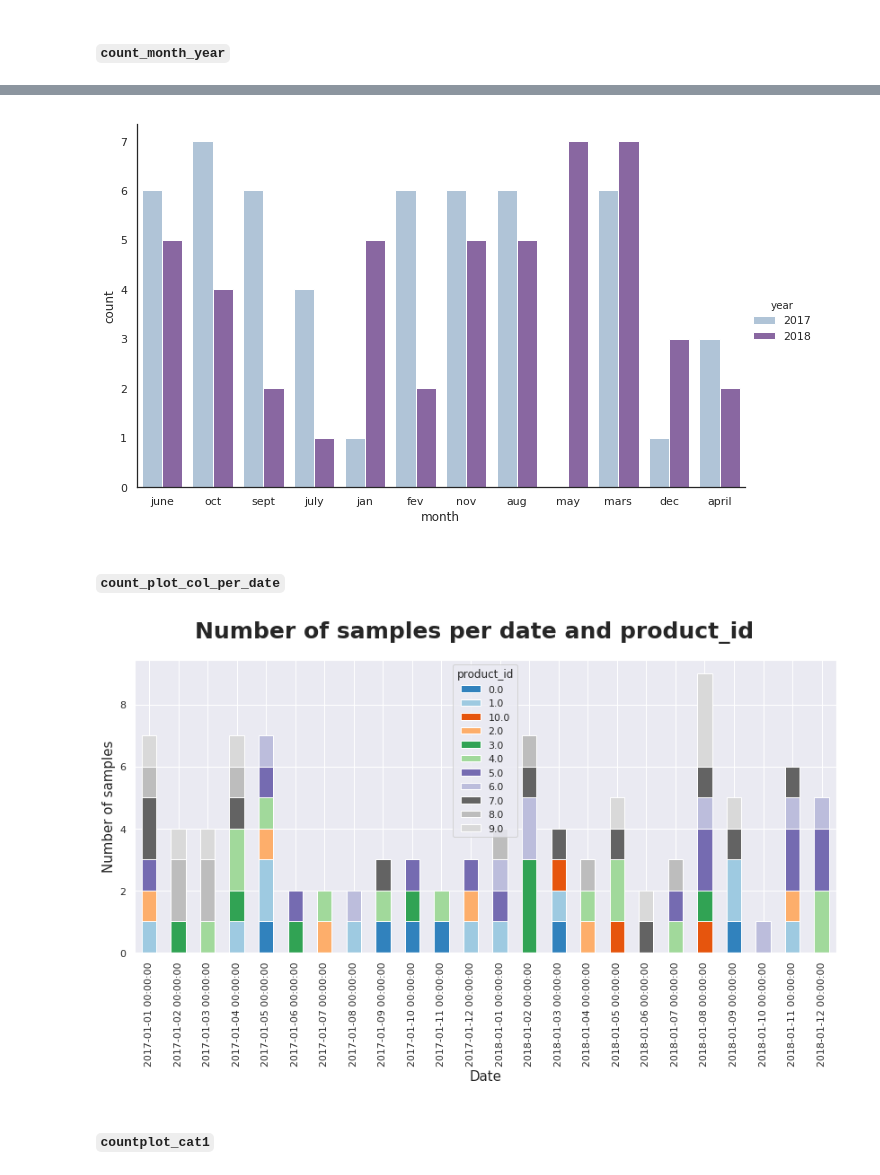
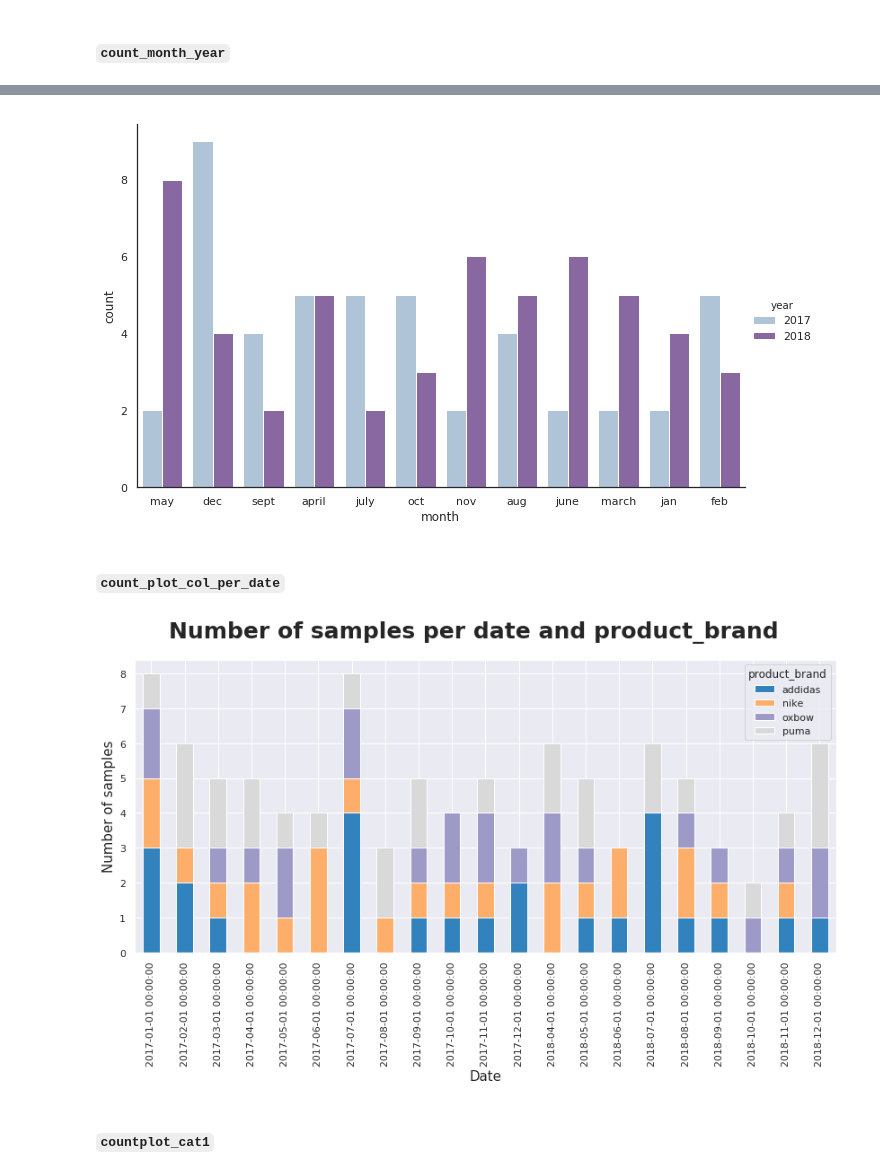
Before and after one commit to datascienceisrael/python3-dsgutils, a Jupyter notebook: examples.ipynb, the cells around one changed output, grey strips where cells are left out. Drawn from its saved outputs; the diff is of its cells as text; code cells hidden in the pictures.

Commit message:
Add more functions to munging and viz, Readme and examples.

```diff
--- a/examples.ipynb
+++ b/examples.ipynb
@@ -154,6 +156,10 @@ df_prod = pd.DataFrame(np.transpose([np.round(np.random.rand(100)*10),
                                      ]),
                        columns=['product_id', 'store_id', 'customer_id', 'day_id', 'product_name', 'product_brand'])
 
-
+df_prod['month'] = random.sample(['jan', 'fev', 'mars', 'april', 'may', 'june', 'july', 'aug', 'sept', 'oct', 'nov', 'dec']*100, k = 100)
+df_prod['year']= random.sample(['2017', '2018']*100, k = 100)
+df_prod['date'] =random.sample(['01/01/2017', '02/01/2017','03/01/2017', '04/01/2017','05/01/2017', '06/01/2017', '07/01/2017', '08/01/2017', '09/01/2017', '10/01/2017', '11/01/2017', '12/01/2017',
+                               '01/01/2017', '02/01/2017','03/01/2017', '04/01/2018','05/01/2018', '06/01/2018', '07/01/2018', '08/01/2018', '09/01/2018', '10/01/2018', '11/01/2018', '12/01/2018']*100, k = 100)
+df_prod['date'] = pd.to_datetime(df_prod['date'])
 df_prod.head(10)
 # %% [output]
@@ -180,0 +231,3 @@ dsgutils.pd.munging.pivot_by_2_categories(df_prod, 'store_id', 'day_id')
+# %%
+df_prod = dsgutils.pd.munging.change_col_to_date_format(df_prod, ['date'])
+df_prod['date'].dtype
@@ -302,0 +439,3 @@ ax.set(title='My Stacked Bar Plot');
+# %%
+df_prod = df_prod.append({'product_id': 5, 'store_id' : 5, 'customer_id' : 3, 'day_id' : 12, 'product_name': np.nan,
+                'product_brand' : 'addidas'}, ignore_index=True)
@@ -377,17 +612,13 @@ df_prod.head(10)
 # %%
 dsgutils.pd.viz.count_month_year (df_prod,'month','year', save_plot = False, path_dir = None)
 # %% [output]
-[figure, old version]
+[figure, new version]
 # %% [markdown]
 #### `count_plot_col_per_date`
-# %%
-df_prod['date'] =random.sample(['01/01/2017', '01/02/2017','01/03/2017', '01/04/2017','01/05/2017', '01/06/2017', '01/07/2017', '01/08/2017', '01/09/2017', '01/10/2017', '01/11/2017', '01/12/2017',
-                               '01/01/2018', '01/02/2018','01/03/2018', '01/04/2018','01/05/2018', '01/06/2018', '01/07/2018', '01/08/2018', '01/09/2018', '01/10/2018', '01/11/2018', '01/12/2018']*100, k = 100)
-df_prod['date'] = pd.to_datetime(df_prod['date'])
 # %%
-dsgutils.pd.viz.count_plot_col_per_date(df_prod, 'date', 'product_id', num_label = 1, save_plot = False, path_dir = None)
+dsgutils.pd.viz.count_plot_col_per_date(df_prod, 'date', 'product_brand', num_label = 1, save_plot = False, path_dir = None)
 # %% [output]
-[figure, old version]
+[figure, new version]
 # %% [markdown]
 #### `countplot_cat1`
 # %%
```
Also changed, not shown: parts of 78 cells of this notebook, 5 other files.
